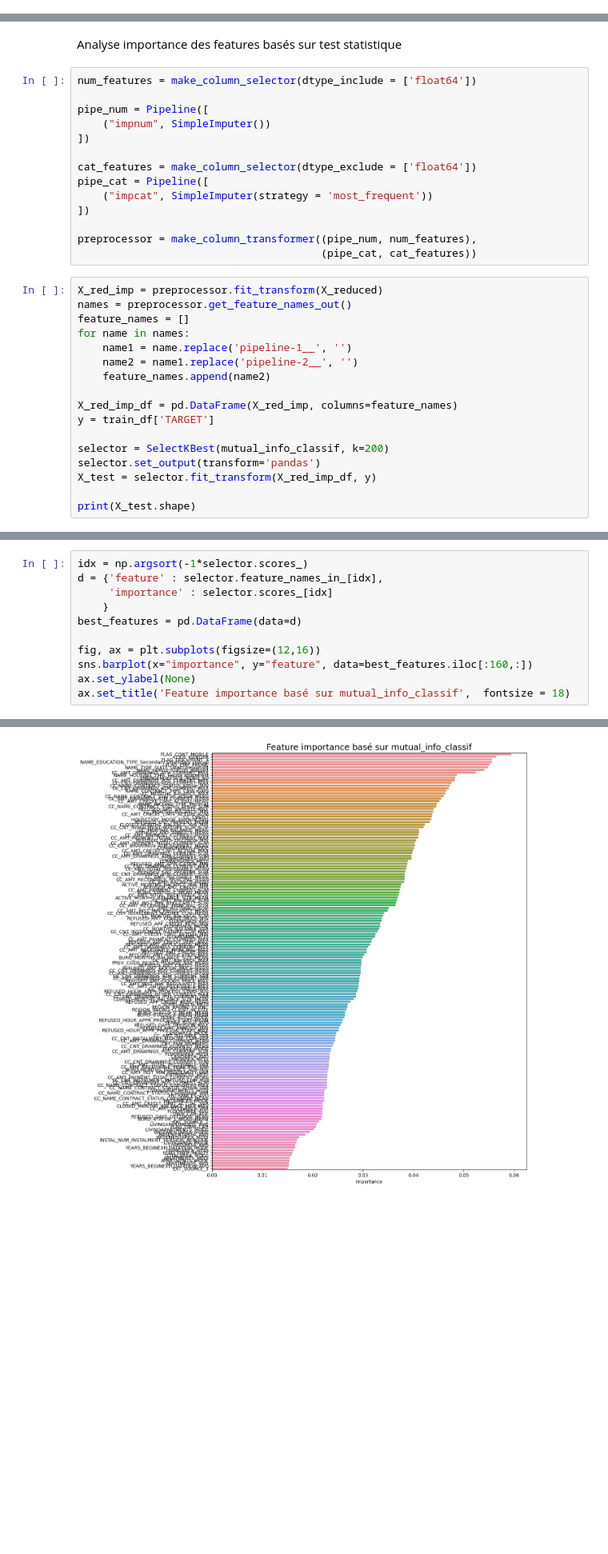
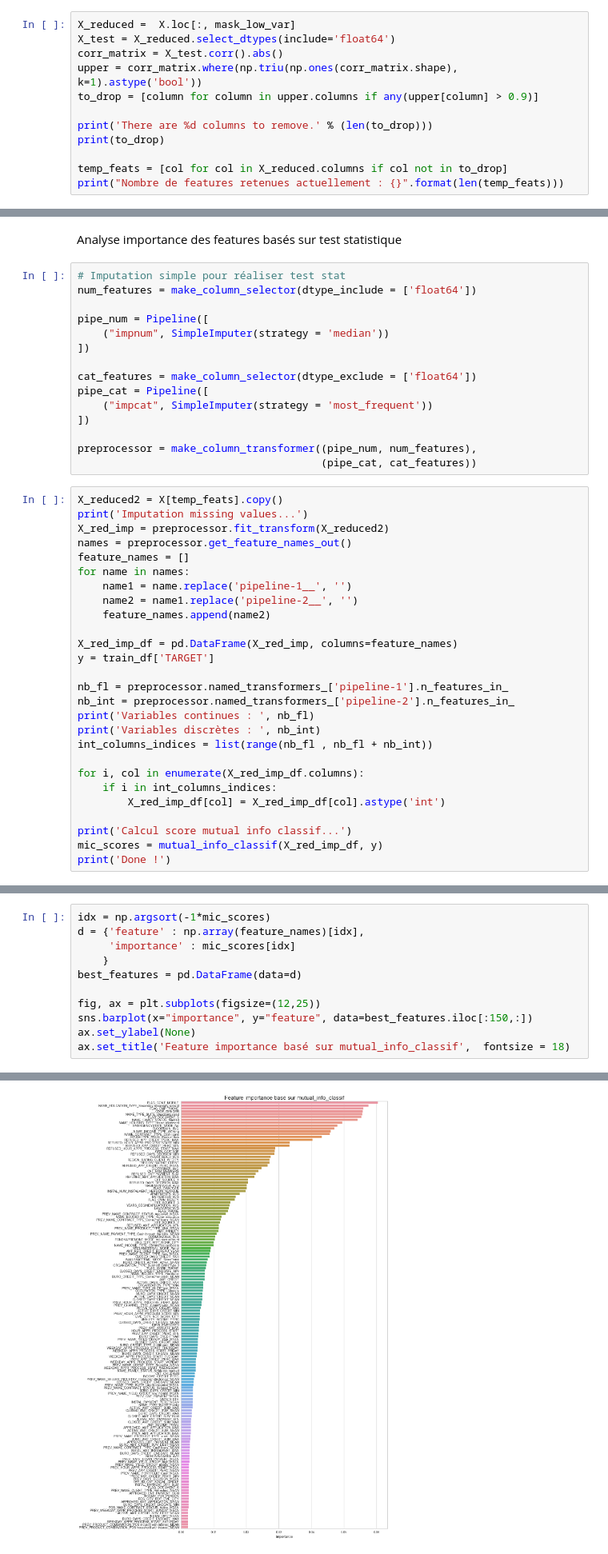
Before and after one commit to JulienCla/OC_Projet_7, a Jupyter notebook: Implémentez_un_modèle_de_scoring_EDA.ipynb, the cells around one changed output, grey strips where cells are left out. Shown at 80% size. Cells and saved outputs as stored; diff of their text form; blank space fills up the shorter version.

```diff
--- a/Implémentez_un_modèle_de_scoring_EDA.ipynb
+++ b/Implémentez_un_modèle_de_scoring_EDA.ipynb
@@ -235,0 +246,12 @@ X_reduced.shape
+# %%
+X_reduced =  X.loc[:, mask_low_var]
+X_test = X_reduced.select_dtypes(include='float64')
+corr_matrix = X_test.corr().abs()
+upper = corr_matrix.where(np.triu(np.ones(corr_matrix.shape), k=1).astype('bool'))
+to_drop = [column for column in upper.columns if any(upper[column] > 0.9)]
+
+print('There are %d columns to remove.' % (len(to_drop)))
+print(to_drop)
+
+temp_feats = [col for col in X_reduced.columns if col not in to_drop]
+print("Nombre de features retenues actuellement : {}".format(len(temp_feats)))
@@ -236,10 +262,11 @@ X_reduced.shape
 # %% [markdown]
 Analyse importance des features basés sur test statistique
 # %%
+# Imputation simple pour réaliser test stat
 num_features = make_column_selector(dtype_include = ['float64'])
 
 pipe_num = Pipeline([
-    ("impnum", SimpleImputer())
+    ("impnum", SimpleImputer(strategy = 'median'))
 ])
 
 cat_features = make_column_selector(dtype_exclude = ['float64'])
@@ -250,7 +277,9 @@ pipe_cat = Pipeline([
 preprocessor = make_column_transformer((pipe_num, num_features),
                                        (pipe_cat, cat_features))
 # %%
-X_red_imp = preprocessor.fit_transform(X_reduced)
+X_reduced2 = X[temp_feats].copy()
+print('Imputation missing values...')
+X_red_imp = preprocessor.fit_transform(X_reduced2)
 names = preprocessor.get_feature_names_out()
 feature_names = []
 for name in names:
@@ -261,9 +290,17 @@ for name in names:
 X_red_imp_df = pd.DataFrame(X_red_imp, columns=feature_names)
 y = train_df['TARGET']
 
-selector = SelectKBest(mutual_info_classif, k=200)
-selector.set_output(transform='pandas')
-X_test = selector.fit_transform(X_red_imp_df, y)
+nb_fl = preprocessor.named_transformers_['pipeline-1'].n_features_in_
+nb_int = preprocessor.named_transformers_['pipeline-2'].n_features_in_
+print('Variables continues : ', nb_fl)
+print('Variables discrètes : ', nb_int)
+int_columns_indices = list(range(nb_fl , nb_fl + nb_int))
 
-print(X_test.shape)
+for i, col in enumerate(X_red_imp_df.columns):
+    if i in int_columns_indices:
+        X_red_imp_df[col] = X_red_imp_df[col].astype('int')
+
+print('Calcul score mutual info classif...')
+mic_scores = mutual_info_classif(X_red_imp_df, y)
+print('Done !')
 # %% [output]
@@ -271,17 +312,17 @@ print(X_test.shape)
 # %%
-idx = np.argsort(-1*selector.scores_)
-d = {'feature' : selector.feature_names_in_[idx],
-     'importance' : selector.scores_[idx]
+idx = np.argsort(-1*mic_scores)
+d = {'feature' : np.array(feature_names)[idx],
+     'importance' : mic_scores[idx]
     }
 best_features = pd.DataFrame(data=d)
 
-fig, ax = plt.subplots(figsize=(12,16))
-sns.barplot(x="importance", y="feature", data=best_features.iloc[:160,:])
+fig, ax = plt.subplots(figsize=(12,25))
+sns.barplot(x="importance", y="feature", data=best_features.iloc[:150,:])
 ax.set_ylabel(None)
 ax.set_title('Feature importance basé sur mutual_info_classif',  fontsize = 18)
 # %% [output]
 Text(0.5, 1.0, 'Feature importance basé sur mutual_info_classif')
-[figure, old version]
+[figure, new version]
 # %% [markdown]
 Analyse corrélation entre nos variables.
 On cherche à supprimer les variables trop corrélées entre elles,
```
Also changed, not shown: parts of 20 cells of this notebook, 6 other files.
